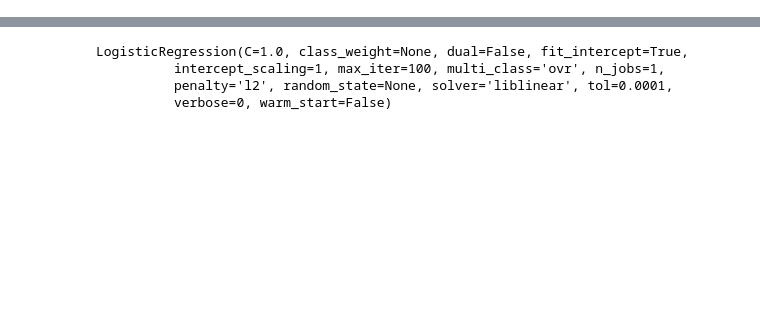
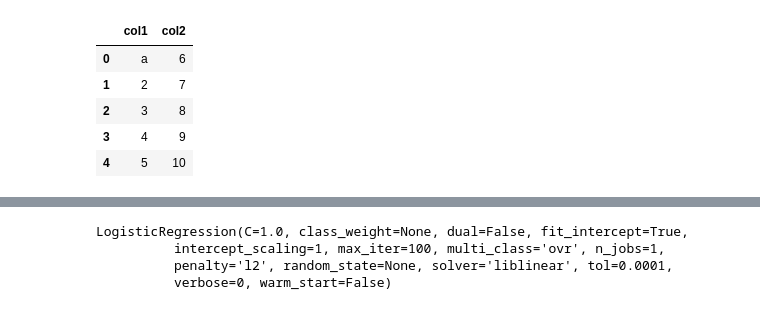
Before and after one commit to MaxJParola/complingproject, a Jupyter notebook: sent.ipynb, the cells around one changed output, grey strips where cells are left out. Saved outputs shown, nothing was run; the diff lists cells and outputs as text; code cells hidden in the pictures; blank space fills up the shorter version.

```diff
--- a/sent.ipynb
+++ b/sent.ipynb
@@ -13,0 +64,11 @@ df.head()
+# %%
+df['col1'] = df['col1'].replace(to_replace=r'<[.]*>', value='a')
+# %%
+df
+# %% [output]
+|  | col1 | col2 |
+| 0 | a | 6 |
+| 1 | 2 | 7 |
+| 2 | 3 | 8 |
+| 3 | 4 | 9 |
+| 4 | 5 | 10 |
```
Also changed, not shown: parts of 34 cells of this notebook, 6 other files.
